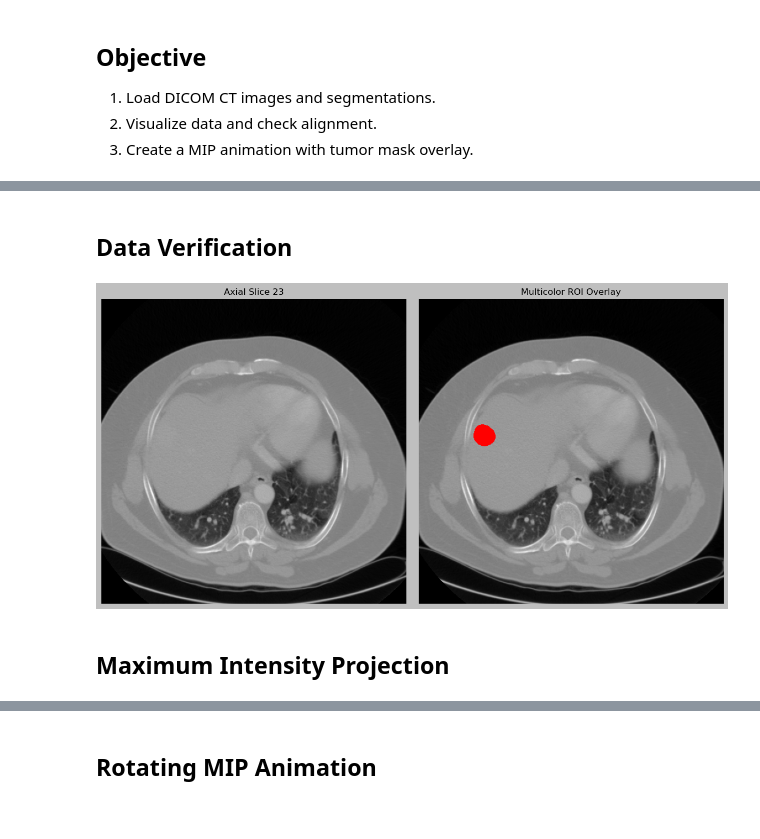
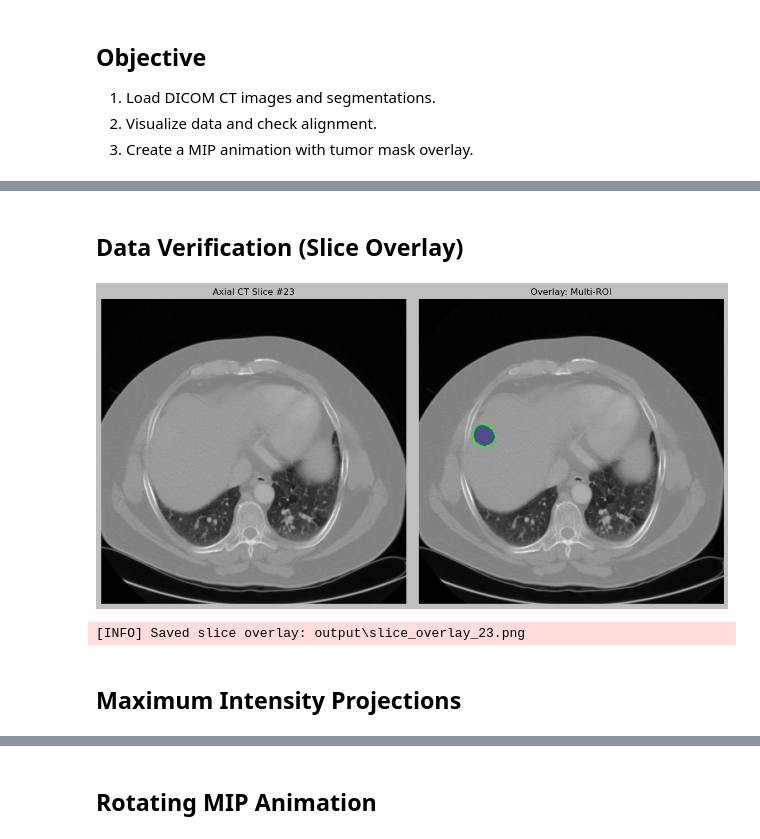
Before and after one commit to gcriscione/MIP, a Jupyter notebook: Project1/notebook.ipynb, the cells around one changed output, grey strips where cells are left out. Saved outputs shown, nothing was run; the diff lists cells and outputs as text; code cells hidden in the pictures.

Commit message:
[project]: improve code

```diff
--- a/Project1/notebook.ipynb
+++ b/Project1/notebook.ipynb
@@ -65,0 +98,12 @@ Segmentation Label Volume Shape: (207, 512, 512)
+# %%
+logger.info("Starting segmentation load...")
+start_time = time.perf_counter()
+
+# Load segmentation mask volume
+mask_volume = load_segmentation(SEG_PATH, metadata['positions'])
+
+elapsed = time.perf_counter() - start_time
+metrics['segmentation_load_s'] = elapsed
+metrics['memory_after_seg_bytes'] = process.memory_info().rss
+
+logger.info(f"Segmentation shape: {mask_volume.shape}")
@@ -66,24 +119,46 @@ Segmentation Label Volume Shape: (207, 512, 512)
 # %% [markdown]
-## Data Verification
+## Data Verification (Slice Overlay)
 # %%
-tumor_slices = np.where(mask_volume.sum(axis=(1,2)) > 0)[0]
-slice_idx = tumor_slices[0]
-ct_slice = ct_volume[slice_idx]
-mask_slice = mask_volume[slice_idx]
+# Identify first slice containing ROI
+tumor_slices    = np.where(mask_volume.sum(axis=(1, 2)) > 0)[0]
+first_slice_idx = tumor_slices[0]
 
+# Extract CT slice and mask
+ct_slice   = ct_volume[first_slice_idx]
+mask_slice = mask_volume[first_slice_idx]
+
+# Plot and save overlay
 fig, axes = plt.subplots(1, 2, figsize=(12, 6))
-axes[0].imshow(ct_slice, cmap='gray'); axes[0].axis('off'); axes[0].set_title(f"Axial Slice {slice_idx}")
 
+# Left: pure CT
+axes[0].imshow(ct_slice, cmap='gray')
+axes[0].axis('off')
+axes[0].set_title(f"Axial CT Slice #{first_slice_idx}")
+
+# Right: CT + semi‐transparent ROI + contours
 axes[1].imshow(ct_slice, cmap='gray')
-overlay = overlay_mask(ct_slice, mask_slice)
-axes[1].imshow(overlay)
-axes[1].axis('off'); axes[1].set_title("Multicolor ROI Overlay")
+
+# create a masked array so only ROI pixels are shown in jet, others transparent
+masked = np.ma.masked_where(mask_slice == 0, mask_slice)
+axes[1].imshow(masked, cmap='jet', alpha=0.5)
+
+# draw contours around ROI
+contours = find_contours(mask_slice, level=0.5)
+for cnt in contours:
+    axes[1].plot(cnt[:, 1], cnt[:, 0], color='lime', linewidth=1.5)
+
+axes[1].axis('off')
+axes[1].set_title("Overlay: Multi-ROI")
 
 plt.tight_layout()
-plt.savefig(os.path.join(OUTPUT_DIR, "slice_multicolor_overlay.png"))
+slice_overlay_path = os.path.join(OUTPUT_DIR, f"slice_overlay_{first_slice_idx}.png")
+fig.savefig(slice_overlay_path)
 plt.show()
+
+logger.info(f"Saved slice overlay: {slice_overlay_path}")
 # %% [output]
-[figure, old version]
+[figure, new version]
+[INFO] Saved slice overlay: output\slice_overlay_23.png
 # %% [markdown]
-## Maximum Intensity Projection
+## Maximum Intensity Projections
 # %%
```
Also changed, not shown: parts of 14 cells of this notebook, 12 other files.
